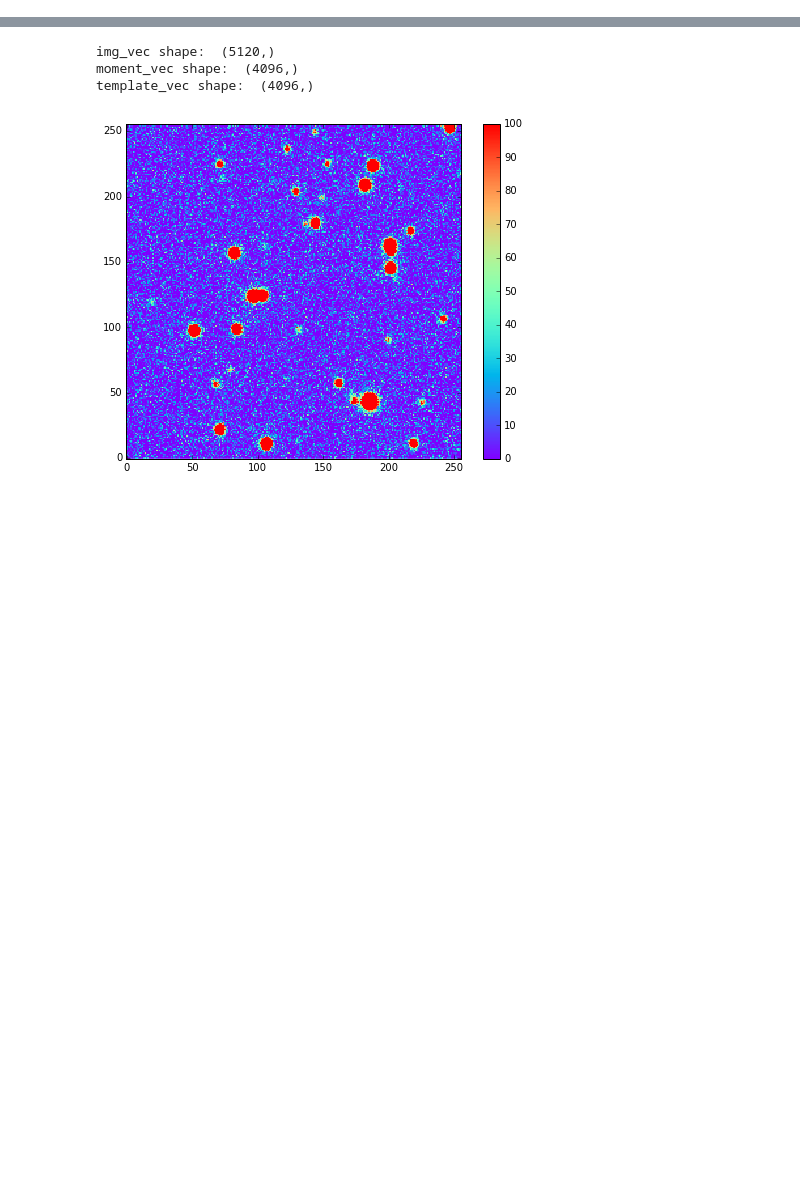
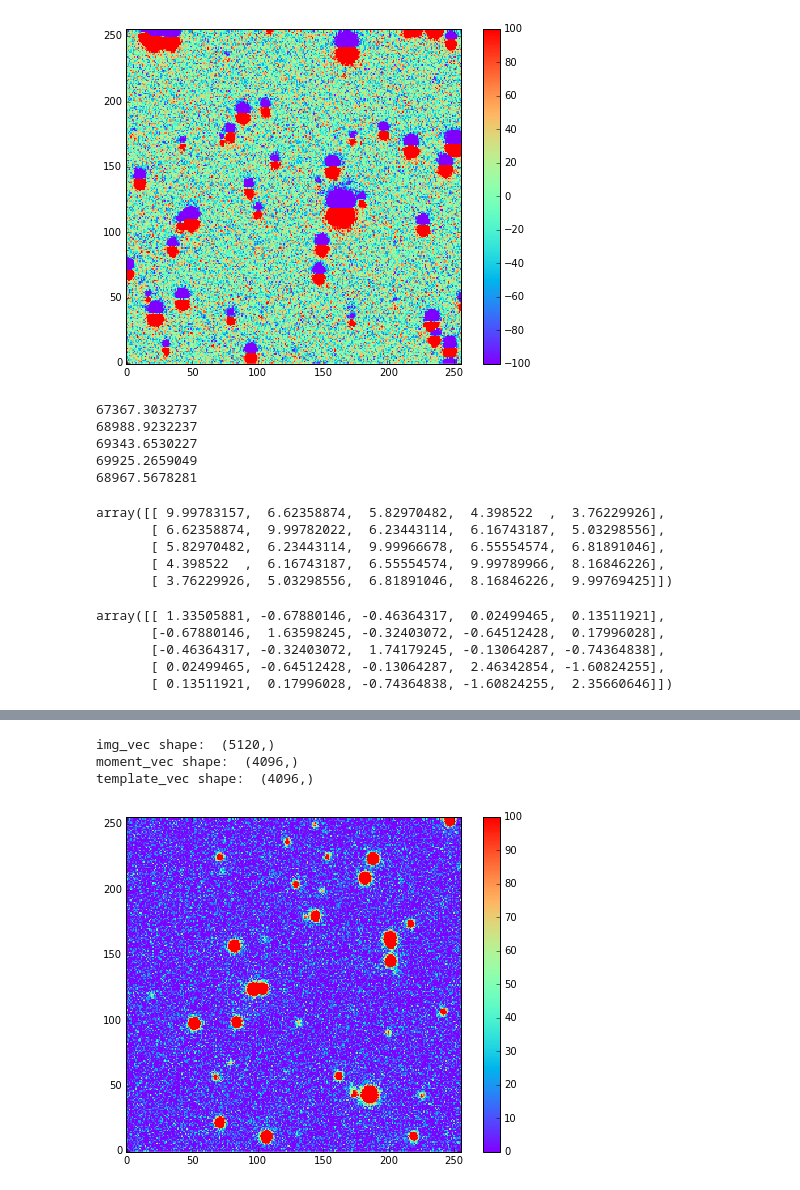
Before and after one commit to lsst-dm/experimental_DCR, a Jupyter notebook: DCR_1d_correction.ipynb, the cells around one changed output, grey strips where cells are left out. Cells and saved outputs as stored; diff of their text form; code cells hidden in the pictures; blank space fills up the shorter version.

```diff
--- a/DCR_1d_correction.ipynb
+++ b/DCR_1d_correction.ipynb
@@ -74,0 +62,20 @@ test6_obj.build_matrix()
+# %%
+coefficient_matrix = np.zeros((self.n_step, self.n_step), dtype=np.float64)
+matrix_squared_inv2 = np.zeros(matrix_squared.shape)
+for _j in range(self.n_step):
+    j0 = _j * self.y_size
+    j1 = (_j + 1) * self.y_size
+    for _i in range(self.n_step):
+        i0 = _i * self.y_size
+        i1 = (_i + 1) * self.y_size
+        coefficient_matrix[_i, _j] = np.max(matrix_squared[i0: i1, j0: j1])
+coefficient_matrix /= np.mean(coefficient_matrix)
+coefficient_inv = np.linalg.inv(coefficient_matrix)
+normalization = 1. / self.n_step**2.0
+for _j in range(self.n_step):
+    j0 = _j * self.y_size
+    j1 = (_j + 1) * self.y_size
+    for _i in range(self.n_step):
+        i0 = _i * self.y_size
+        i1 = (_i + 1) * self.y_size
+        matrix_squared_inv2[i0: i1, j0: j1] = ((matrix_squared[i0: i1, j0: j1]).T)
@@ -74,0 +86,34 @@ test6_obj.build_matrix()
+# %%
+if self.use_bandpass:
+    bandpass_normalized = self.bandpass.sb / self.bandpass.sb.sum()
+else:
+    bandpass_normalized = np.ones(self.n_step, dtype=np.float64)
+# Matrix version of a linear least squares fit
+template = np.zeros((self.y_size, self.x_size, self.n_step))
+for _i in range(self.x_size):
+    img_vec = np.zeros(self.y_size * self.n_images)
+    for s_i, image in enumerate(self.image_arr):
+        img_vec[s_i * self.y_size: (s_i + 1) * self.y_size] = image[:, _i] / self.n_images
+    # img_vec = np.hstack([image[:, _i] for image in self.image_arr])
+    moment_vec = np.einsum('ij,i->j', self.refract_matrix, img_vec)  # transpose of refract_matrix
+
+    template_vec = np.einsum('ij,i->j', matrix_squared_inv2, moment_vec)
+
+    # matrix_squared_inv should be the identity matrix times a scale for each slice
+    # template_vec = moment_vec
+    for f_i in range(self.n_step):
+        template[:, _i, f_i] = template_vec[f_i * self.y_size: (f_i + 1) * self.y_size]
+template_arr = [template[:, :, f_i] * bandpass_normalized[f_i] for f_i in range(self.n_step)]
+# %%
+look(template_arr[2]-template_arr[1],x_range=[0,256],y_range=[256,512],range=[-1e2,1e2])
+# %% [output]
+[figure, added]
+# %%
+for temp in template_arr:
+    print(np.max(temp[356:406,150:200])/self.n_step**2.)
+# %% [output]
+67367.3032737
+68988.9232237
+69343.6530227
+69925.2659049
+68967.5678281
@@ -75,2 +129,19 @@ test6_obj.build_matrix()
+# %%
+coefficient_matrix
+# %% [output]
+array([[ 9.99783157,  6.62358874,  5.82970482,  4.398522  ,  3.76229926],
+       [ 6.62358874,  9.99782022,  6.23443114,  6.16743187,  5.03298556],
+       [ 5.82970482,  6.23443114,  9.99966678,  6.55554574,  6.81891046],
+       [ 4.398522  ,  6.16743187,  6.55554574,  9.99789966,  8.16846226],
+       [ 3.76229926,  5.03298556,  6.81891046,  8.16846226,  9.99769425]])
+# %%
+coeff_inv = np.linalg.inv(coefficient_matrix/np.mean(coefficient_matrix))
+coeff_inv
+# %% [output]
+array([[ 1.33505881, -0.67880146, -0.46364317,  0.02499465,  0.13511921],
+       [-0.67880146,  1.63598245, -0.32403072, -0.64512428,  0.17996028],
+       [-0.46364317, -0.32403072,  1.74179245, -0.13064287, -0.74364838],
+       [ 0.02499465, -0.64512428, -0.13064287,  2.46342854, -1.60824255],
+       [ 0.13511921,  0.17996028, -0.74364838, -1.60824255,  2.35660646]])
 # %%
 test6_obj.build_inverse_squared_matrix()
```
Also changed, not shown: parts of 26 cells of this notebook, 1 other file.
